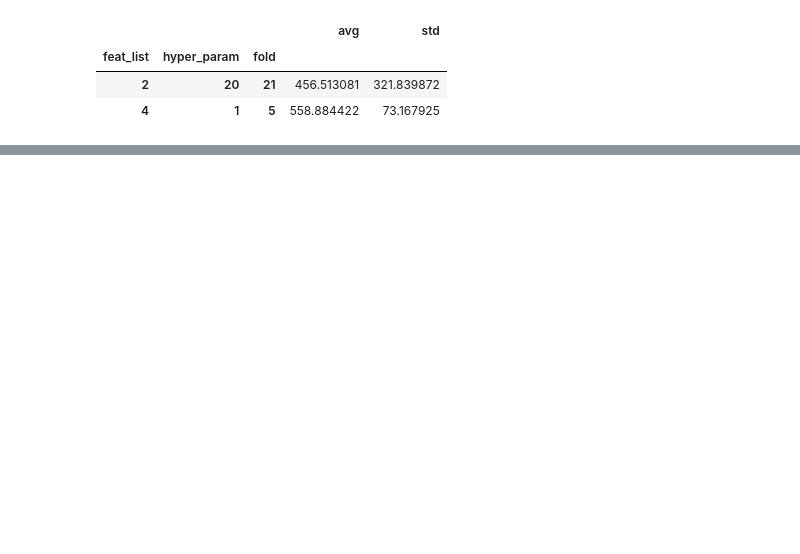
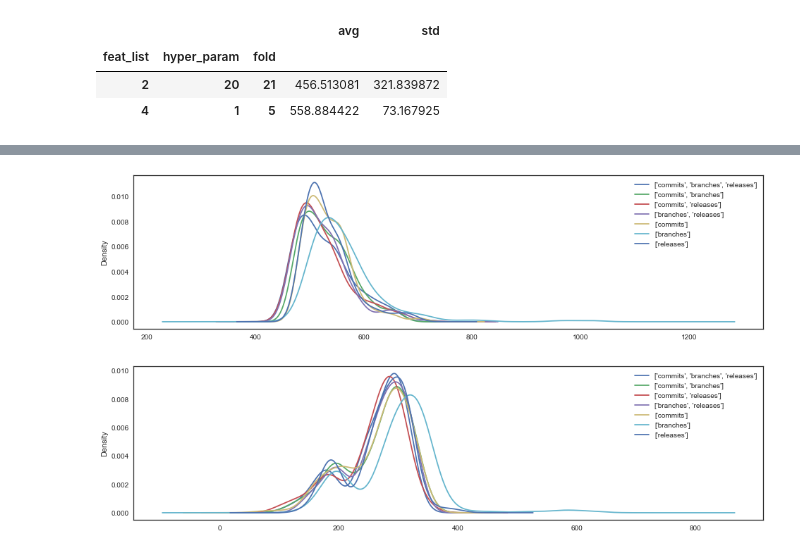
Before and after one commit to ruteee/repo-eval, a Jupyter notebook: KNN.ipynb, the cells around one changed output, grey strips where cells are left out. Drawn from its saved outputs; the diff is of its cells as text; code cells hidden in the pictures; blank space fills up the shorter version.

```diff
--- a/KNN.ipynb
+++ b/KNN.ipynb
@@ -168,0 +196,6 @@ mixed_rmse.loc[mixed_rmse.idxmin()]
+# %%
+kde_plot(uncorr_rmse, 'avg', uncorrelated_feats)
+kde_plot(uncorr_rmse, 'std', uncorrelated_feats)
+# %% [output]
+[figure, added]
+[figure, added]
```
Also changed, not shown: parts of 8 cells of this notebook, 4 other files.
